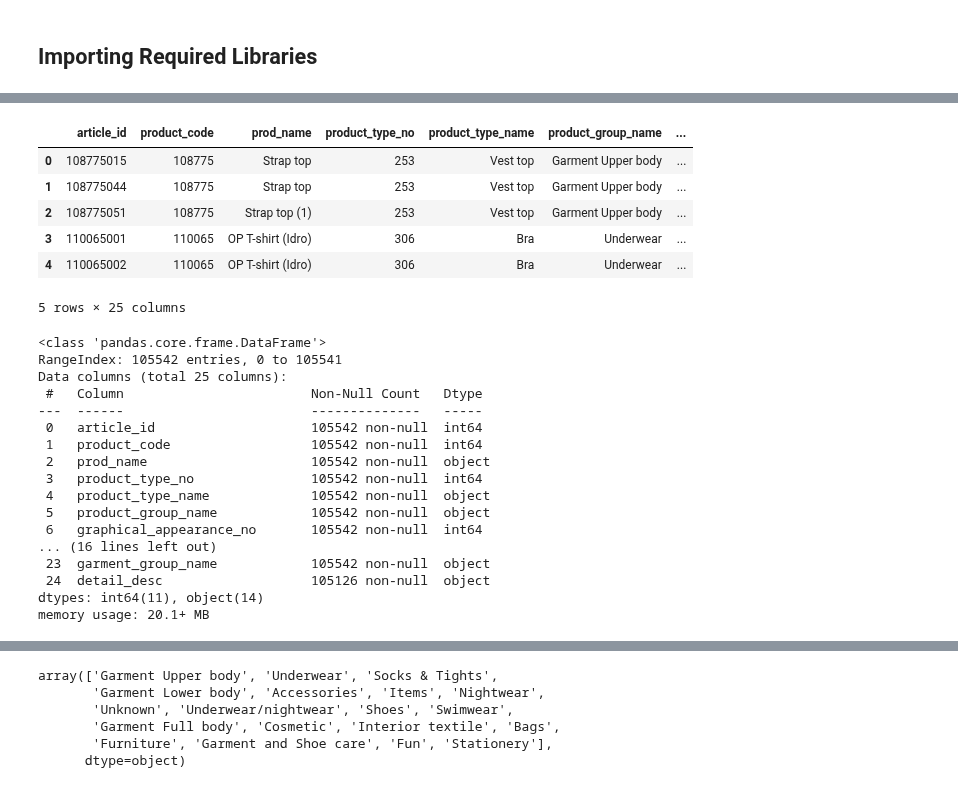
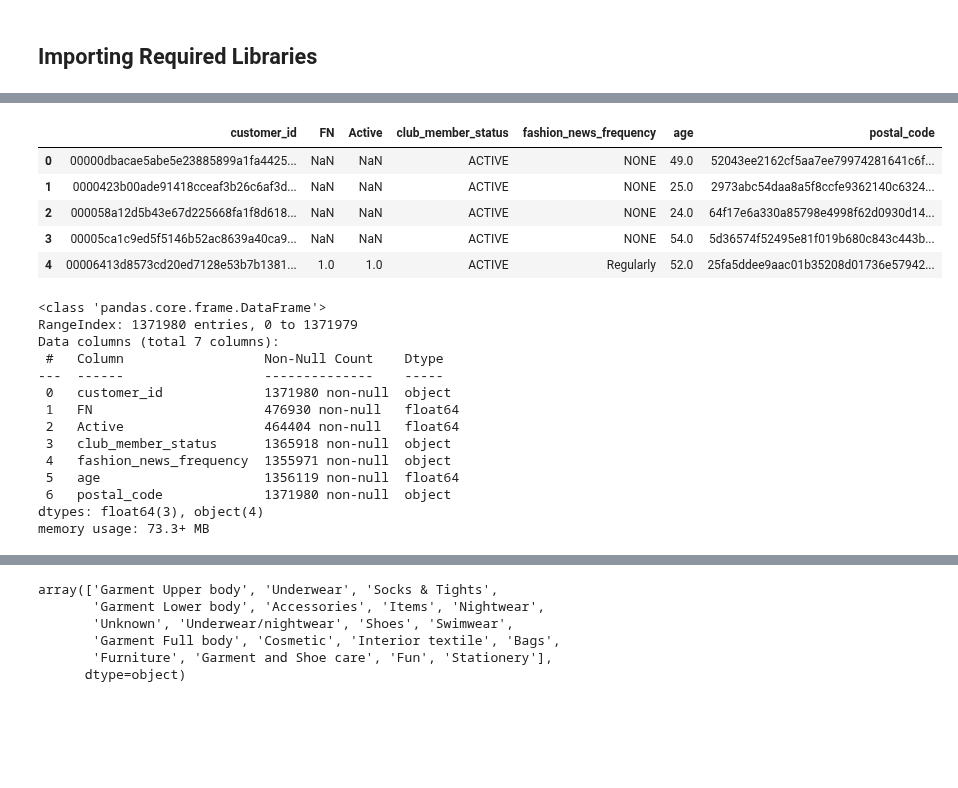
Before and after one commit to ManashJKonwar/Kaggle-HM-Recommender, a Jupyter notebook: hm-lightfm-1articlefeature.ipynb, the cells around one changed output, grey strips where cells are left out. Drawn from its saved outputs; the diff is of its cells as text; code cells hidden in the pictures; blank space fills up the shorter version.

Commit message:
Kaggle Notebook | H&M_Lightfm_1ArticleFeature | Version 4

```diff
--- a/hm-lightfm-1articlefeature.ipynb
+++ b/hm-lightfm-1articlefeature.ipynb
@@ -40,10 +42,16 @@ from multiprocessing import Pool
 # %%
 os.environ["openblas_set_num_threads"] = "1"
 data_path = r'../input/h-and-m-personalized-fashion-recommendations/transactions_train.csv'
-articles_data_path = r'../input/h-and-m-personalized-fashion-recommendations/articles.csv'
+customer_data_path = r'../input/h-and-m-personalized-fashion-recommendations/customers.csv'
+article_data_path = r'../input/h-and-m-personalized-fashion-recommendations/articles.csv'
 submission_data_path = r'../input/h-and-m-personalized-fashion-recommendations/sample_submission.csv'
 # %%
 # Data Extraction
-def create_data(datapath):
-    df=pd.read_csv(datapath)
+def create_data(datapath, data_type=None):
+    if data_type is None:
+        df = pd.read_csv(datapath)
+    elif data_type == 'transaction':
+        df = pd.read_csv(datapath, dtype={'article_id': str}, parse_dates=['t_dat'])
+    elif data_type == 'article':
+        df = pd.read_csv(datapath, dtype={'article_id': str})
     return df
@@ -83 +103,9 @@ dtypes: float64(1), int64(2), object(2)
 memory usage: 1.2+ GB
+# %%
+%%time
+
+# Load all Customers
+customer_data=create_data(customer_data_path)
+print(customer_data.shape)
+
+print(str(len(customer_data['customer_id'].drop_duplicates())) + "-total No of unique customers ids in customer data sheet")
@@ -84,30 +117,26 @@ memory usage: 1.2+ GB
 # %%
-articles_data.head()
+customer_data.head()
 # %% [output]
-|  | article_id | product_code | prod_name | product_type_no | product_type_name | product_group_name | ... |
-| 0 | 108775015 | 108775 | Strap top | 253 | Vest top | Garment Upper body | ... |
-| 1 | 108775044 | 108775 | Strap top | 253 | Vest top | Garment Upper body | ... |
-| 2 | 108775051 | 108775 | Strap top (1) | 253 | Vest top | Garment Upper body | ... |
-| 3 | 110065001 | 110065 | OP T-shirt (Idro) | 306 | Bra | Underwear | ... |
-| 4 | 110065002 | 110065 | OP T-shirt (Idro) | 306 | Bra | Underwear | ... |
+|  | customer_id | FN | Active | club_member_status | fashion_news_frequency | age | postal_code |
+| 0 | 00000dbacae5abe5e23885899a1fa4425... | NaN | NaN | ACTIVE | NONE | 49.0 | 52043ee2162cf5aa7ee79974281641c6f... |
+| 1 | 0000423b00ade91418cceaf3b26c6af3d... | NaN | NaN | ACTIVE | NONE | 25.0 | 2973abc54daa8a5f8ccfe9362140c6324... |
+| 2 | 000058a12d5b43e67d225668fa1f8d618... | NaN | NaN | ACTIVE | NONE | 24.0 | 64f17e6a330a85798e4998f62d0930d14... |
+| 3 | 00005ca1c9ed5f5146b52ac8639a40ca9... | NaN | NaN | ACTIVE | NONE | 54.0 | 5d36574f52495e81f019b680c843c443b... |
+| 4 | 00006413d8573cd20ed7128e53b7b1381... | 1.0 | 1.0 | ACTIVE | Regularly | 52.0 | 25fa5ddee9aac01b35208d01736e57942... |
-5 rows × 25 columns
 # %%
-articles_data.info()
+customer_data.info()
 # %% [output]
 <class 'pandas.core.frame.DataFrame'>
-RangeIndex: 105542 entries, 0 to 105541
-Data columns (total 25 columns):
- #   Column                        Non-Null Count   Dtype
----  ------                        --------------   -----
- 0   article_id                    105542 non-null  int64
- 1   product_code                  105542 non-null  int64
- 2   prod_name                     105542 non-null  object
- 3   product_type_no               105542 non-null  int64
- 4   product_type_name             105542 non-null  object
- 5   product_group_name            105542 non-null  object
- 6   graphical_appearance_no       105542 non-null  int64
-... (16 lines left out)
- 23  garment_group_name            105542 non-null  object
- 24  detail_desc                   105126 non-null  object
-dtypes: int64(11), object(14)
-memory usage: 20.1+ MB
+RangeIndex: 1371980 entries, 0 to 1371979
+Data columns (total 7 columns):
+ #   Column                  Non-Null Count    Dtype
+---  ------                  --------------    -----
+ 0   customer_id             1371980 non-null  object
+ 1   FN                      476930 non-null   float64
+ 2   Active                  464404 non-null   float64
+ 3   club_member_status      1365918 non-null  object
+ 4   fashion_news_frequency  1355971 non-null  object
+ 5   age                     1356119 non-null  float64
+ 6   postal_code             1371980 non-null  object
+dtypes: float64(3), object(4)
+memory usage: 73.3+ MB
```
Also changed, not shown: parts of 40 cells of this notebook.
